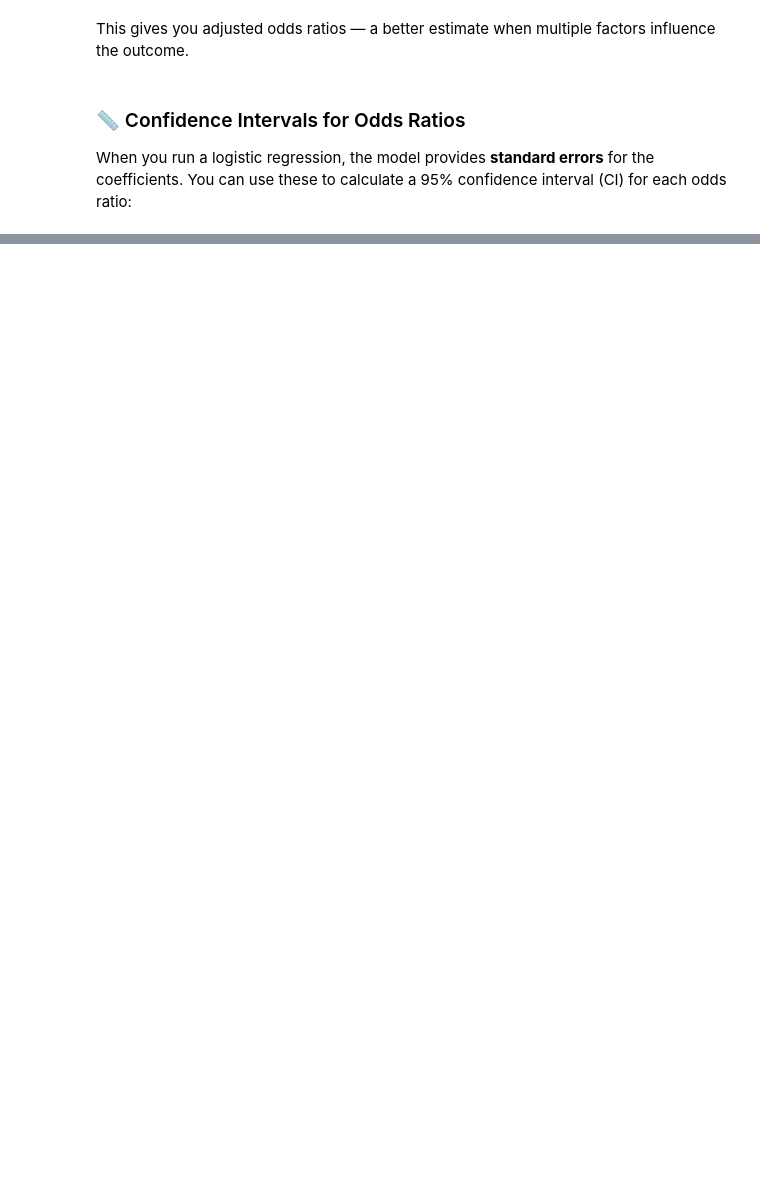
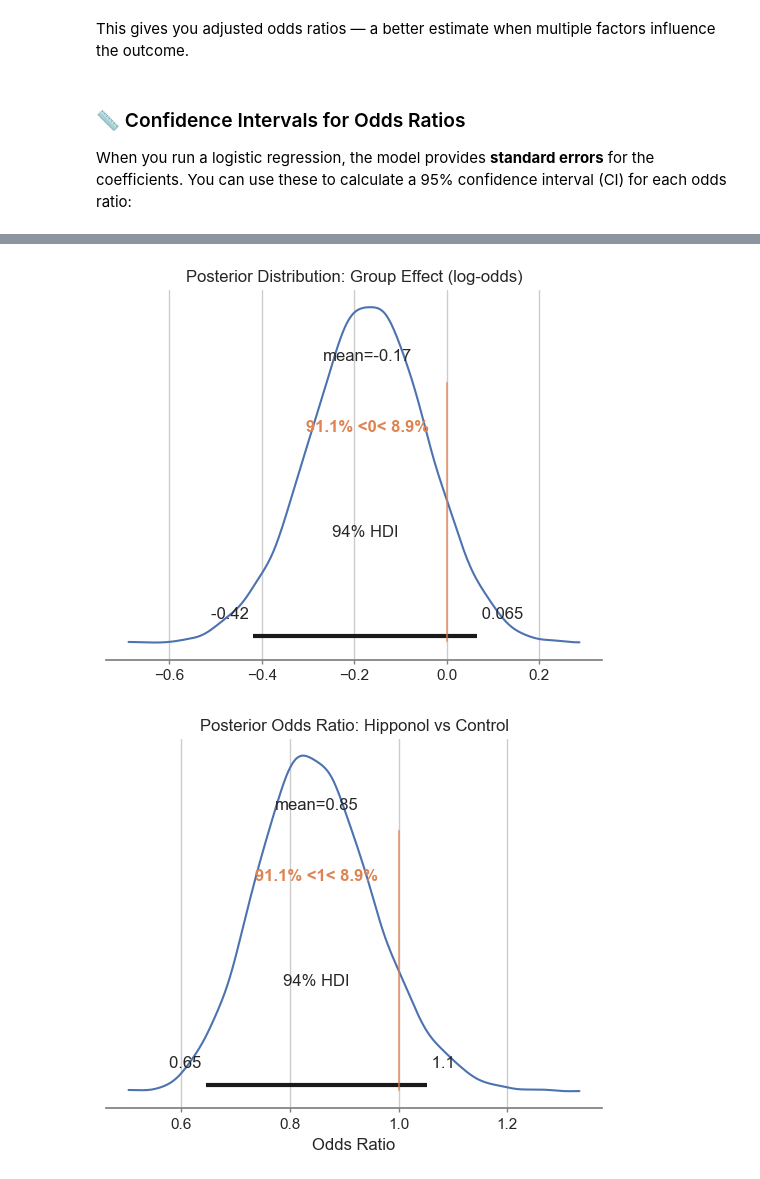
Before and after one commit to ggkuhnle/data-analysis-toolkit-FNS, a Jupyter notebook: notebooks/10_mini_projects/10.1_clinical_trial.ipynb, the cells around one changed output, grey strips where cells are left out. Cells and saved outputs as stored; diff of their text form; code cells hidden in the pictures; blank space fills up the shorter version.

```diff
--- a/notebooks/10_mini_projects/10.1_clinical_trial.ipynb
+++ b/notebooks/10_mini_projects/10.1_clinical_trial.ipynb
@@ -593,0 +561,6 @@ _This approach is more flexible and informative than standard frequentist method
+# %%
+# Convert group to numeric: 0 = Control, 1 = Hipponol
+X = (df['Group'] == 'Hipponol').astype(int).values
+
+# Survival outcome: already coded as 0 = no, 1 = yes
+y = df['Survival'].astype(int).values
@@ -593,0 +649,17 @@ _This approach is more flexible and informative than standard frequentist method
+# %%
+# Plot posterior for Beta_Group
+az.plot_posterior(trace, var_names=['Beta_Group'], ref_val=0)
+plt.title("Posterior Distribution: Group Effect (log-odds)")
+plt.show()
+
+# Convert to odds ratio
+odds_ratios = np.exp(trace.posterior['Beta_Group'].values.flatten())
+
+# Plot posterior odds ratio
+az.plot_posterior(odds_ratios, ref_val=1)
+plt.title("Posterior Odds Ratio: Hipponol vs Control")
+plt.xlabel("Odds Ratio")
+plt.show()
+# %% [output]
+[figure, added]
+[figure, added]
```
Also changed, not shown: parts of 28 cells of this notebook, 2 other files.
